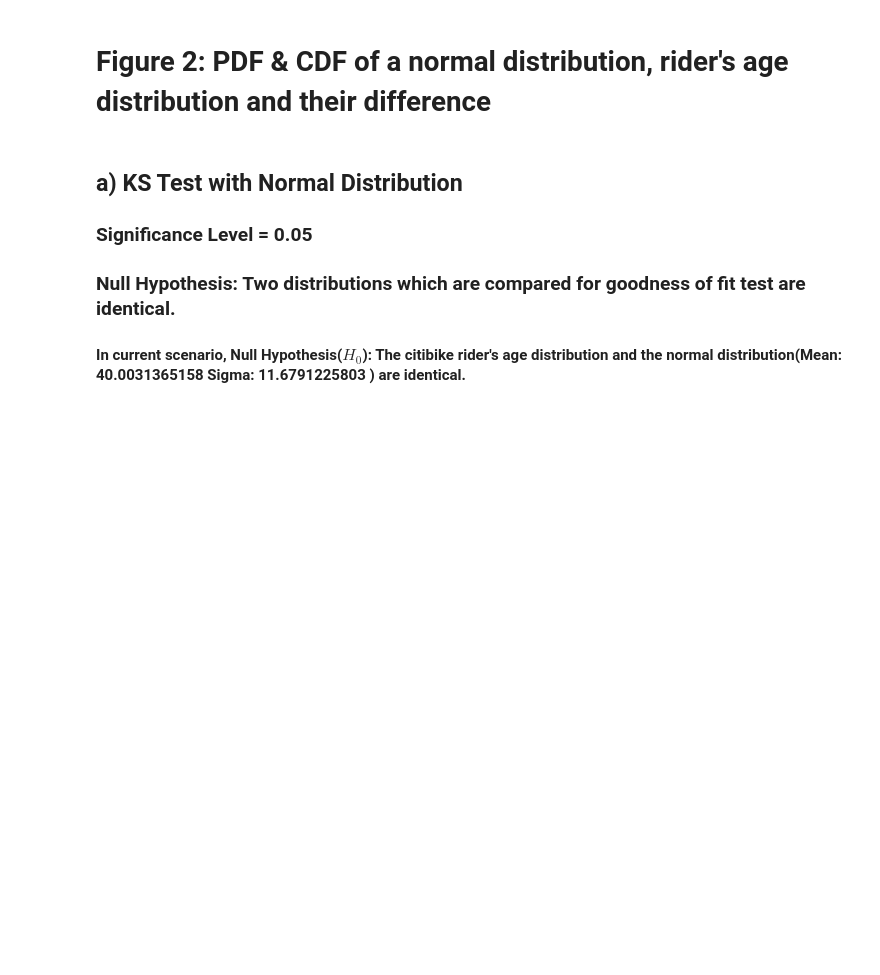
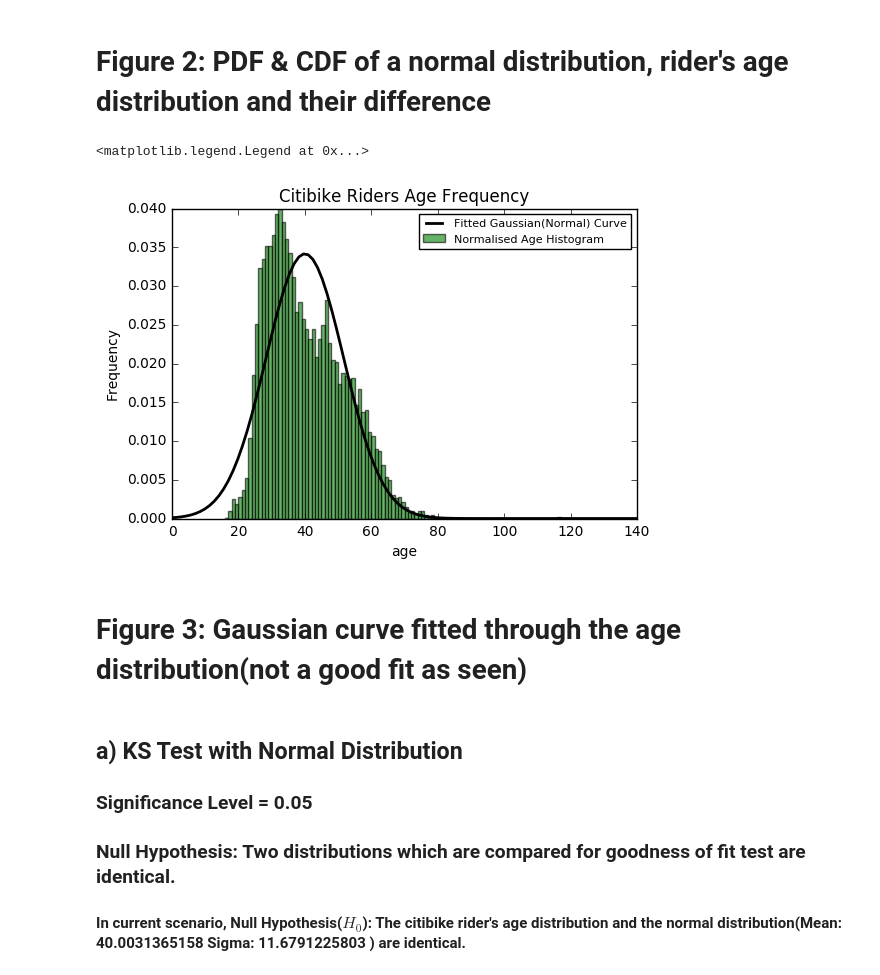
Before and after one commit to ace-gabriel/PUI2016_vys217, a Jupyter notebook: HW5_vys217/HW5_1_vys217.ipynb, the cells around one changed output. Drawn from its saved outputs; the diff is of its cells as text; code cells hidden in the pictures; blank space fills up the shorter version.

```diff
--- a/HW5_vys217/HW5_1_vys217.ipynb
+++ b/HW5_vys217/HW5_1_vys217.ipynb
@@ -89,6 +90,25 @@ plt.legend(loc = 'best', fontsize = 8)
 [figure]
 # %% [markdown]
 # Figure 2: PDF & CDF of a normal distribution, rider's age distribution and their difference
+# %%
+mu, std = nor.fit(df.age)
+bins = np.arange(df.age.min(), df.age.max(), 1)
+#plt.hist(df_age.index.values, bins, label='Count')
+plt.hist(df.age, bins, normed = True, alpha=0.6, color='g', label = 'Normalised Age Histogram')
+plt.title('Citibike Riders Age Frequency')
+plt.xlabel('age')
+plt.ylabel('Frequency')
+
+xmin, xmax = plt.xlim()
+x = np.linspace(xmin, xmax, 100)
+p = nor.pdf(x, mu, std)
+plt.plot(x, p, 'k', linewidth=2, label = 'Fitted Gaussian(Normal) Curve')
+plt.legend(loc='best', fontsize=8)
+# %% [output]
+<matplotlib.legend.Legend at 0x...>
+[figure, added]
+# %% [markdown]
+# Figure 3: Gaussian curve fitted through the age distribution(not a good fit as seen)
 # %% [markdown]
 ## a) KS Test with Normal Distribution
 
```
Also changed, not shown: parts of 8 cells of this notebook.
